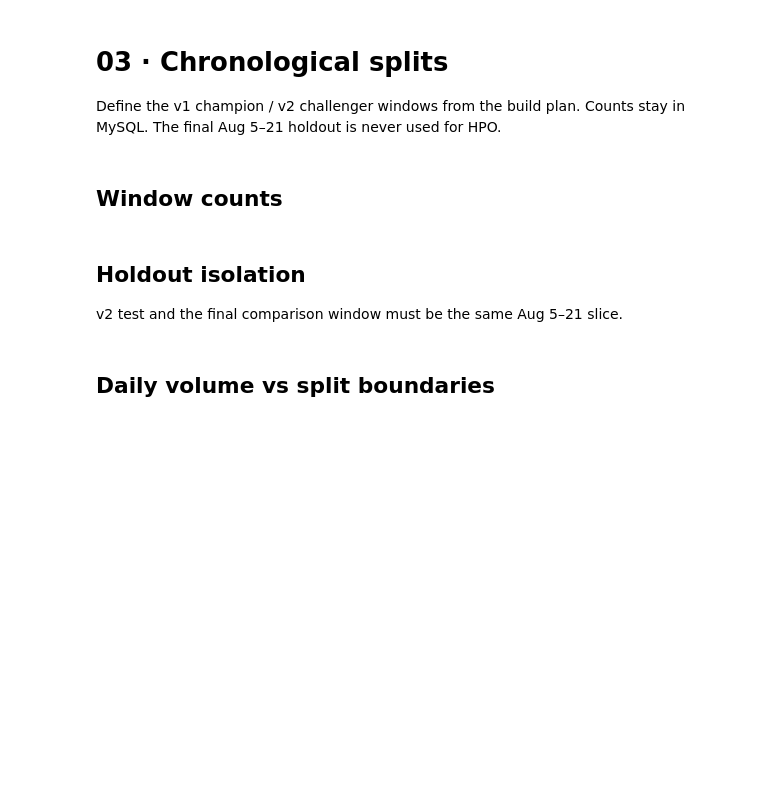
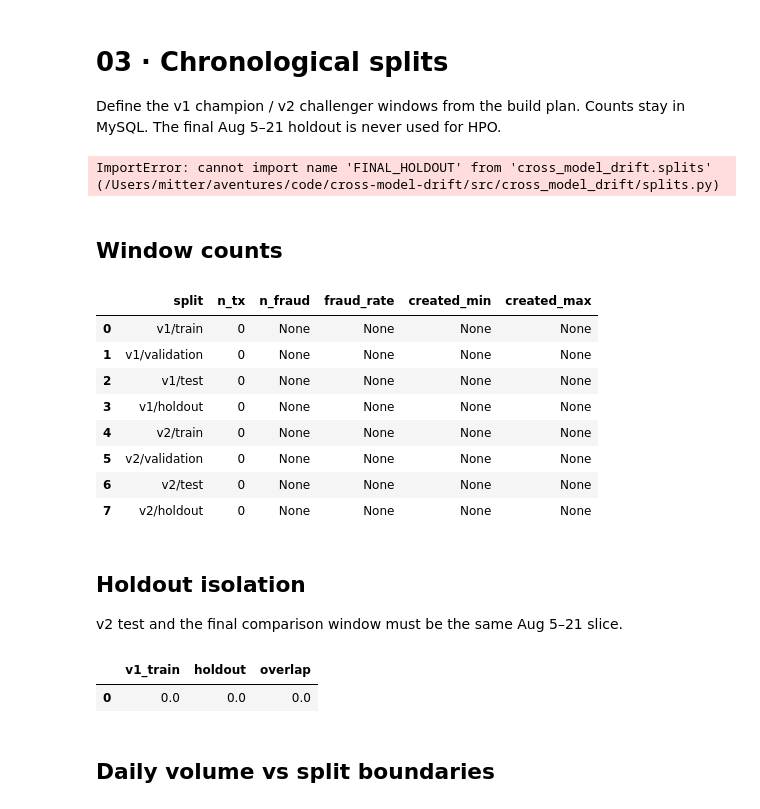
Before and after one commit to Steadfastie/model-drift, a Jupyter notebook: notebooks/03_chronological_splits.ipynb, the cells around one changed output. Cells and saved outputs as stored; diff of their text form; code cells hidden in the pictures; blank space fills up the shorter version.

```diff
--- a/notebooks/03_chronological_splits.ipynb
+++ b/notebooks/03_chronological_splits.ipynb
@@ -7,65 +7,78 @@ import pandas as pd
 from matplotlib import pyplot as plt
 
 from cross_model_drift.notebook import setup_eda
-from cross_model_drift.splits import (
-    FINAL_HOLDOUT,
-    V1_WINDOWS,
-    V2_WINDOWS,
-    split_summary_rows,
-)
+from cross_model_drift.splits import split_summary_rows
 
 nb = setup_eda()
 config, table, read_sql = nb.config, nb.table, nb.read_sql
-pd.DataFrame(split_summary_rows())
+plan = nb.split_plan()
+pd.DataFrame(split_summary_rows(plan))
+# %% [output]
+ImportError: cannot import name 'FINAL_HOLDOUT' from 'cross_model_drift.splits' (/Users/mitter/aventures/code/cross-model-drift/src/cross_model_drift/splits.py)
 # %% [markdown]
 ## Window counts
 # %%
 def window_sql(alias: str, window) -> str:
     start = window.start.isoformat()
     end_exclusive = window.end_exclusive_ts.date().isoformat()
     return f"""
     SELECT
         '{alias}' AS split,
         COUNT(*) AS n_tx,
         SUM(anti_fraud_status = 'positive') AS n_fraud,
         SUM(anti_fraud_status = 'positive') / COUNT(*) AS fraud_rate,
         MIN(created) AS created_min,
         MAX(created) AS created_max
     FROM `{table}`
     WHERE created >= '{start}' AND created < '{end_exclusive}'
     """
 
 
 parts = []
-for version, mapping in (("v1", V1_WINDOWS), ("v2", V2_WINDOWS)):
+for version in ("v1", "v2"):
+    mapping = plan.windows_for(version)
     for name, window in mapping.items():
         parts.append(window_sql(f"{version}/{name}", window))
 
 counts = read_sql(" UNION ALL ".join(parts))
 counts
+# %% [output]
+|  | split | n_tx | n_fraud | fraud_rate | created_min | created_max |
+| 0 | v1/train | 0 | None | None | None | None |
+| 1 | v1/validation | 0 | None | None | None | None |
+| 2 | v1/test | 0 | None | None | None | None |
+| 3 | v1/holdout | 0 | None | None | None | None |
+| 4 | v2/train | 0 | None | None | None | None |
+| 5 | v2/validation | 0 | None | None | None | None |
+| 6 | v2/test | 0 | None | None | None | None |
+| 7 | v2/holdout | 0 | None | None | None | None |
 # %% [markdown]
 ## Holdout isolation
 
 v2 test and the final comparison window must be the same Aug 5–21 slice.
 # %%
-assert V2_WINDOWS["test"].start == FINAL_HOLDOUT.start
-assert V2_WINDOWS["test"].end == FINAL_HOLDOUT.end
-assert V1_WINDOWS["holdout"].start == FINAL_HOLDOUT.start
+holdout = plan.holdout
+assert plan.v2["test"].start == holdout.start
+assert plan.v2["test"].end == holdout.end
+assert plan.v1["holdout"].start == holdout.start
 
 overlap = read_sql(
     f"""
     SELECT
-        SUM(created >= '{V1_WINDOWS["train"].start}' AND created < '{V1_WINDOWS["train"].end_exclusive_ts.date()}') AS v1_train,
-        SUM(created >= '{FINAL_HOLDOUT.start}' AND created < '{FINAL_HOLDOUT.end_exclusive_ts.date()}') AS holdout,
+        SUM(created >= '{plan.v1["train"].start}' AND created < '{plan.v1["train"].end_exclusive_ts.date()}') AS v1_train,
+        SUM(created >= '{holdout.start}' AND created < '{holdout.end_exclusive_ts.date()}') AS holdout,
         SUM(
-            created >= '{V1_WINDOWS["train"].start}' AND created < '{V1_WINDOWS["train"].end_exclusive_ts.date()}'
-            AND created >= '{FINAL_HOLDOUT.start}' AND created < '{FINAL_HOLDOUT.end_exclusive_ts.date()}'
+            created >= '{plan.v1["train"].start}' AND created < '{plan.v1["train"].end_exclusive_ts.date()}'
+            AND created >= '{holdout.start}' AND created < '{holdout.end_exclusive_ts.date()}'
         ) AS overlap
     FROM `{table}`
     """
 )
 assert int(overlap.loc[0, "overlap"]) == 0
 overlap
+# %% [output]
+|  | v1_train | holdout | overlap |
+| 0 | 0.0 | 0.0 | 0.0 |
 # %% [markdown]
 ## Daily volume vs split boundaries
 # %%
```
Also changed, not shown: parts of 1 cell of this notebook, 12 other files.
